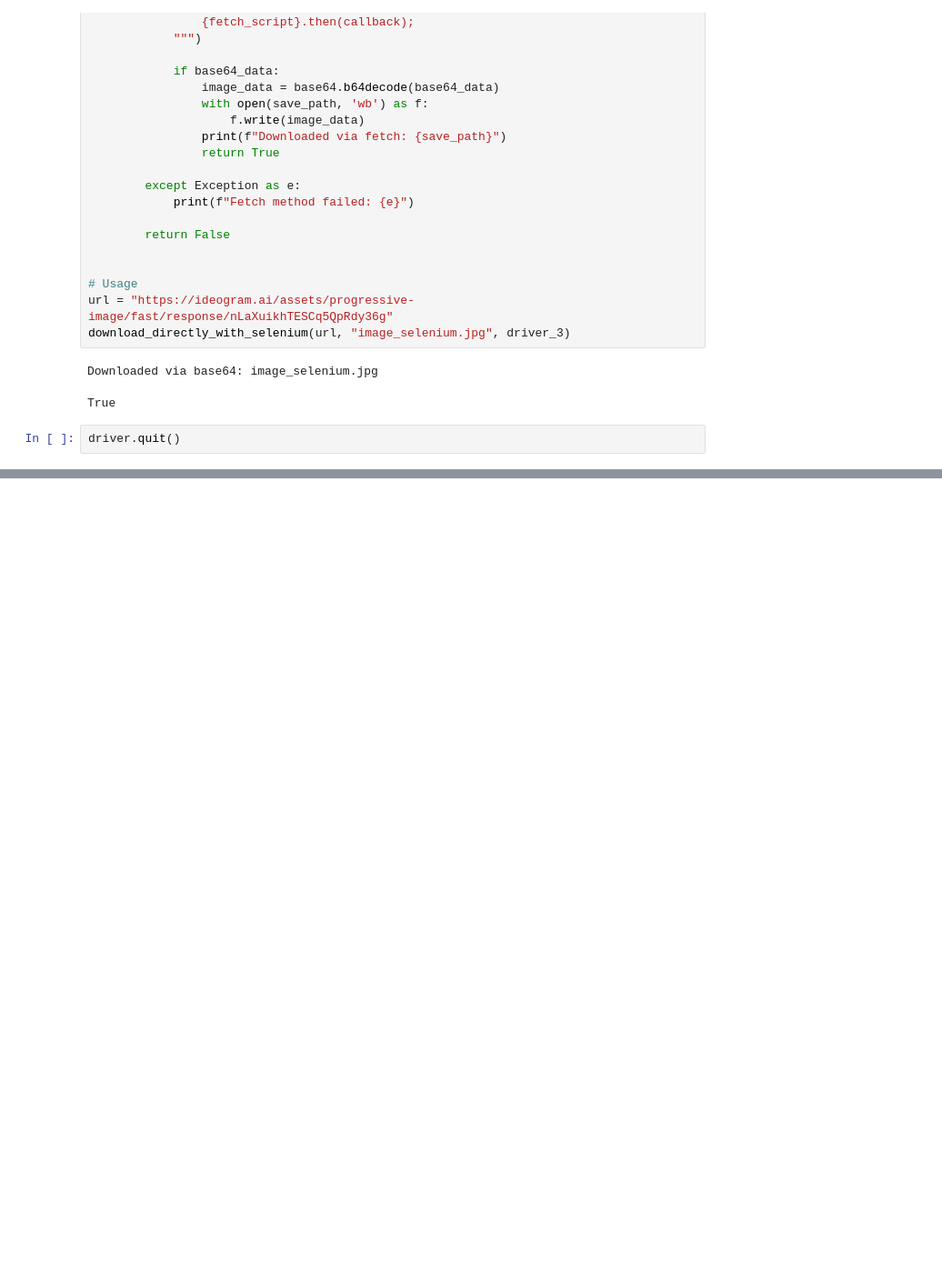
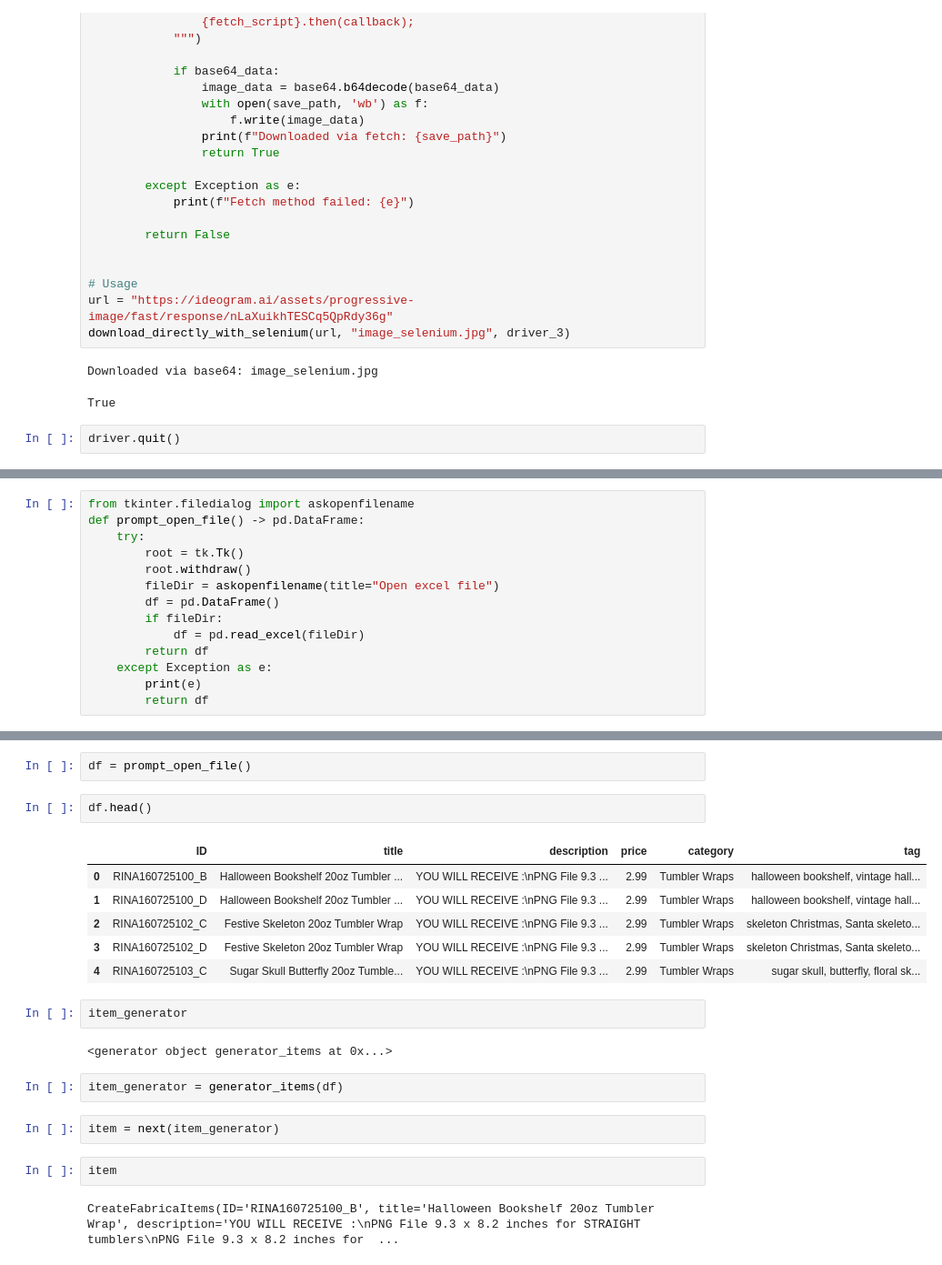
Before and after one commit to hungvu1801/scr4py_3tsy_ver2, a Jupyter notebook: test.ipynb, the cells around one changed output, grey strips where cells are left out. Shown: that part at 91% size. Saved outputs shown, nothing was run; the diff lists cells and outputs as text; blank space fills up the shorter version.

Commit message:
[feat] : add creative fabrica upload file

```diff
--- a/test.ipynb
+++ b/test.ipynb
@@ -326,0 +339,14 @@ driver.quit()
+# %%
+from tkinter.filedialog import askopenfilename
+def prompt_open_file() -> pd.DataFrame:
+    try:
+        root = tk.Tk()
+        root.withdraw()
+        fileDir = askopenfilename(title="Open excel file")
+        df = pd.DataFrame()
+        if fileDir:
+            df = pd.read_excel(fileDir)
+        return df
+    except Exception as e:
+        print(e)
+        return df
@@ -326,0 +445,23 @@ driver.quit()
+# %%
+df = prompt_open_file()
+# %%
+df.head()
+# %% [output]
+|  | ID | title | description | price | category | tag |
+| 0 | RINA160725100_B | Halloween Bookshelf 20oz Tumbler ... | YOU WILL RECEIVE :\nPNG File 9.3 ... | 2.99 | Tumbler Wraps | halloween bookshelf, vintage hall... |
+| 1 | RINA160725100_D | Halloween Bookshelf 20oz Tumbler ... | YOU WILL RECEIVE :\nPNG File 9.3 ... | 2.99 | Tumbler Wraps | halloween bookshelf, vintage hall... |
+| 2 | RINA160725102_C | Festive Skeleton 20oz Tumbler Wrap | YOU WILL RECEIVE :\nPNG File 9.3 ... | 2.99 | Tumbler Wraps | skeleton Christmas, Santa skeleto... |
+| 3 | RINA160725102_D | Festive Skeleton 20oz Tumbler Wrap | YOU WILL RECEIVE :\nPNG File 9.3 ... | 2.99 | Tumbler Wraps | skeleton Christmas, Santa skeleto... |
+| 4 | RINA160725103_C | Sugar Skull Butterfly 20oz Tumble... | YOU WILL RECEIVE :\nPNG File 9.3 ... | 2.99 | Tumbler Wraps | sugar skull, butterfly, floral sk... |
+# %%
+item_generator
+# %% [output]
+<generator object generator_items at 0x...>
+# %%
+item_generator = generator_items(df)
+# %%
+item = next(item_generator)
+# %%
+item
+# %% [output]
+CreateFabricaItems(ID='RINA160725100_B', title='Halloween Bookshelf 20oz Tumbler Wrap', description='YOU WILL RECEIVE :\nPNG File 9.3 x 8.2 inches for STRAIGHT tumblers\nPNG File 9.3 x 8.2 inches for  ...
```
Also changed, not shown: parts of 23 cells of this notebook, 16 other files.
